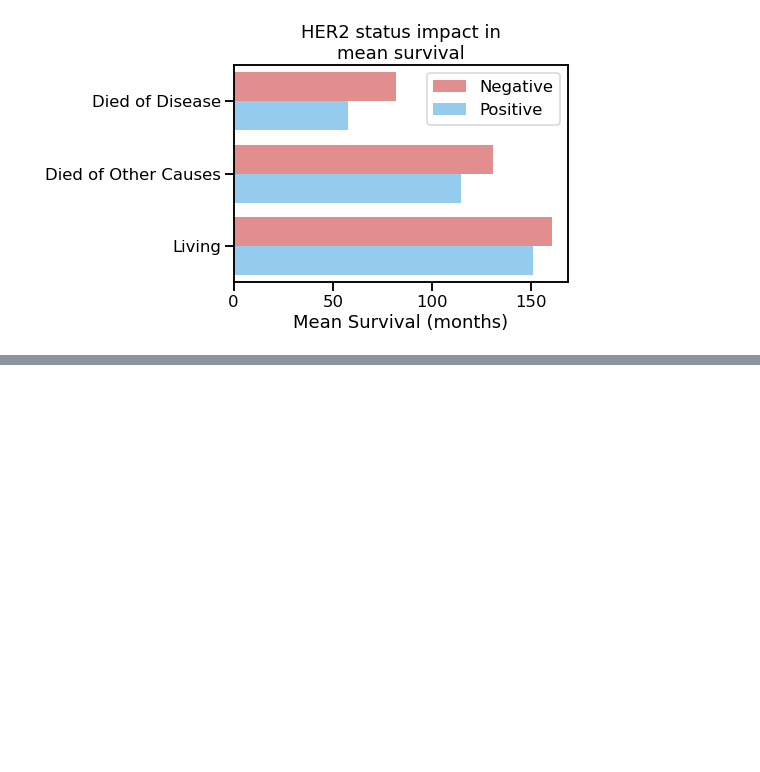
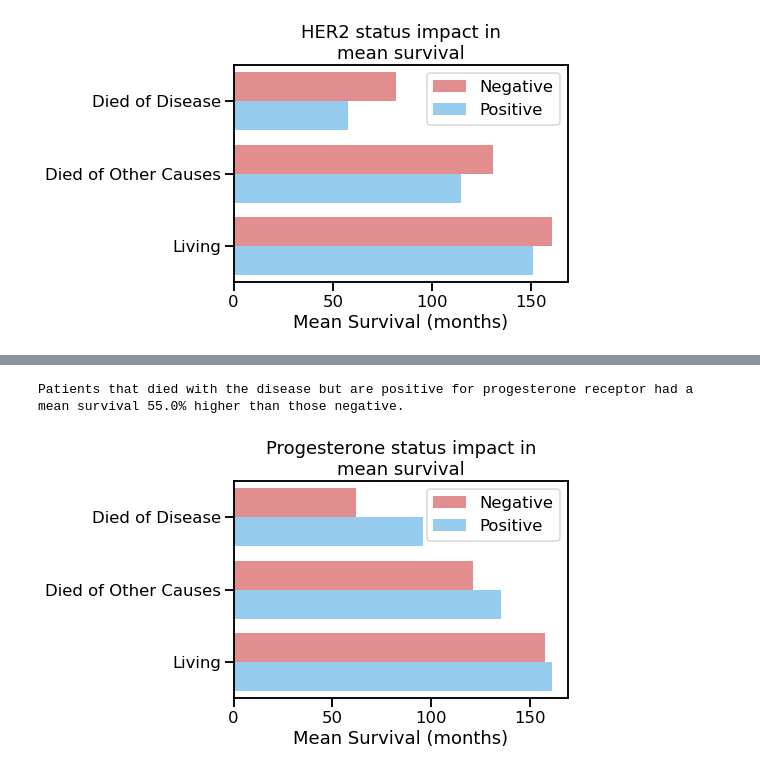
Before and after one commit to antdbar/METABRIC, a Jupyter notebook: METABRIC_EDA.ipynb, the cells around one changed output, grey strips where cells are left out. Drawn from its saved outputs; the diff is of its cells as text; code cells hidden in the pictures; blank space fills up the shorter version.

```diff
--- a/METABRIC_EDA.ipynb
+++ b/METABRIC_EDA.ipynb
@@ -418,0 +436,19 @@ plt.title('HER2 status impact in\nmean survival');
+# %%
+# Plot Mean Survival by Death from Cancer and progesterone status
+to_plot_pr = df.groupby(['death_from_cancer', 'pr_status']).mean()['overall_survival_months'].reset_index().rename(columns={'overall_survival_months':
+                                                                                            'mean_survival'})
+
+pr_plot = sns.barplot(data=to_plot_pr, y='death_from_cancer', x='mean_survival', hue='pr_status',
+           orient='h', palette=['lightcoral', 'lightskyblue'])
+pr_plot.legend(bbox_to_anchor=(1, 1))
+plt.xlabel('Mean Survival (months)')
+plt.ylabel('')
+plt.title('Progesterone status impact in\nmean survival');
+
+survival_pr_neg = to_plot_pr[(to_plot_pr['death_from_cancer']=='Died of Disease') & (to_plot_pr['pr_status']=='Negative')]['mean_survival']
+survival_pr_pst = to_plot_pr[(to_plot_pr['death_from_cancer']=='Died of Disease') & (to_plot_pr['pr_status']=='Positive')]['mean_survival']
+perc = round((float(survival_pr_pst)-float(survival_pr_neg))/(float(survival_pr_neg))*100, 1)
+print('Patients that died with the disease but are positive for progesterone receptor had a mean survival {}% higher than those negative.'.format(perc))
+# %% [output]
+Patients that died with the disease but are positive for progesterone receptor had a mean survival 55.0% higher than those negative.
+[figure, added]
```
Also changed, not shown: parts of 15 cells of this notebook.
